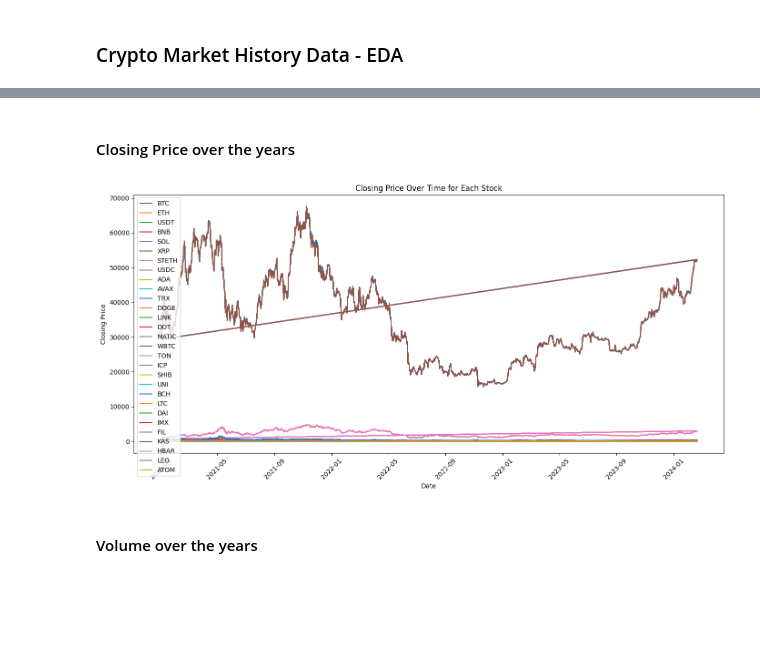
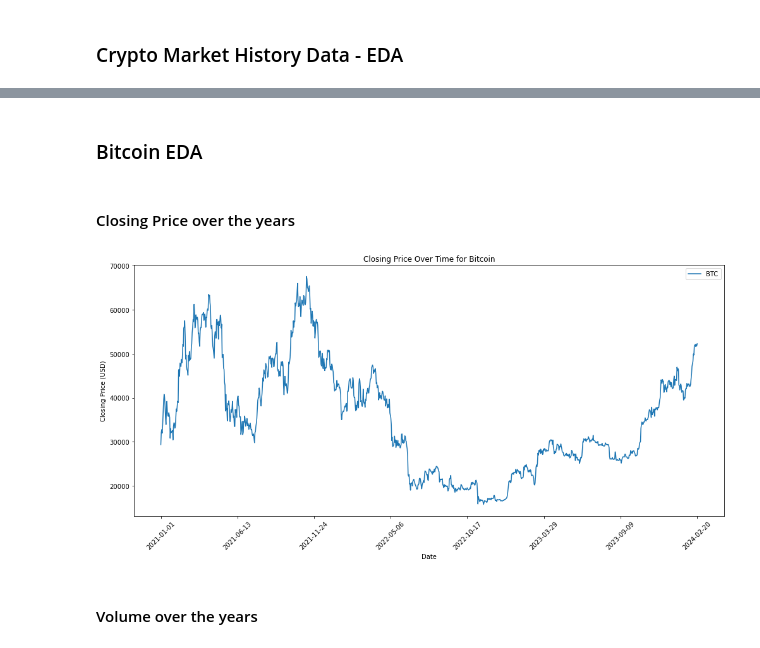
Before and after one commit to EthanFalcao/WPI-IA-Portfolio-Optimization-and-Risk-Analysis, a Jupyter notebook: Exploratory Data Analysis.ipynb, the cells around one changed output, grey strips where cells are left out. Saved outputs shown, nothing was run; the diff lists cells and outputs as text; code cells hidden in the pictures; blank space fills up the shorter version.

Commit message:
started eda

```diff
--- a/(Exploratory Data Analysis.ipynb
+++ b/Exploratory Data Analysis.ipynb
@@ -8,7 +6,7 @@ import yfinance as yf
 import pandas as pd
 # %%
 df=pd.read_csv('data/top_crypto.csv', sep=",")
-df.drop(index=1, inplace=True)
+#df.drop(index=1, inplace=True)
 df.head(3)
 df
 # %% [output]
@@ -62,2 +43,0 @@ df
-# %%
-df["Date"] = pd.to_datetime(df["Date"])
@@ -95,3 +43,0 @@ df.head()
-# %%
-df['coin-count'] = df['Volume']/df['Adj Close']
-df['Market-Cap'] = df['coin-count']*df['Adj Close']
@@ -170,2 +43,0 @@ df
-# %%
-df['date'] = df['Date'].astype(str) + df['date-temp']
@@ -202,22 +58,28 @@ df.describe()
+# %% [markdown]
+### Bitcoin EDA
 # %% [markdown]
 #### Closing Price over the years
 # %%
 import matplotlib.pyplot as plt
-import seaborn as sns
+import pandas as pd
 
-# Time Series Plot for each stock's closing price
+btc_df = df[df['Symbol'] == 'BTC']
+
+# Plot Bitcoin's closing price
 plt.figure(figsize=(14, 7))
-for stock in df['Symbol'].unique():
-    subset = df[df['Symbol'] == stock]
-    plt.plot(subset['date'], subset['Close'], label=stock)
+plt.plot(btc_df['Date'], btc_df['Close'], label='BTC')
 
-plt.title('Closing Price Over Time for Each Stock')
+# Simplify the date ticks to display only 8 dates
+plt.xticks(pd.date_range(start=btc_df['Date'].min(), end=btc_df['Date'].max(), periods=8))
+
+plt.title('Closing Price Over Time for Bitcoin')
 plt.xlabel('Date')
-plt.ylabel('Closing Price')
+plt.ylabel('Closing Price (USD)')
 plt.legend()
 plt.xticks(rotation=45)
 plt.tight_layout()
+plt.show()
 # %% [output]
-[figure, old version]
+[figure, new version]
 # %% [markdown]
 #### Volume over the years
```
Also changed, not shown: parts of 16 cells of this notebook, 2 other files.
